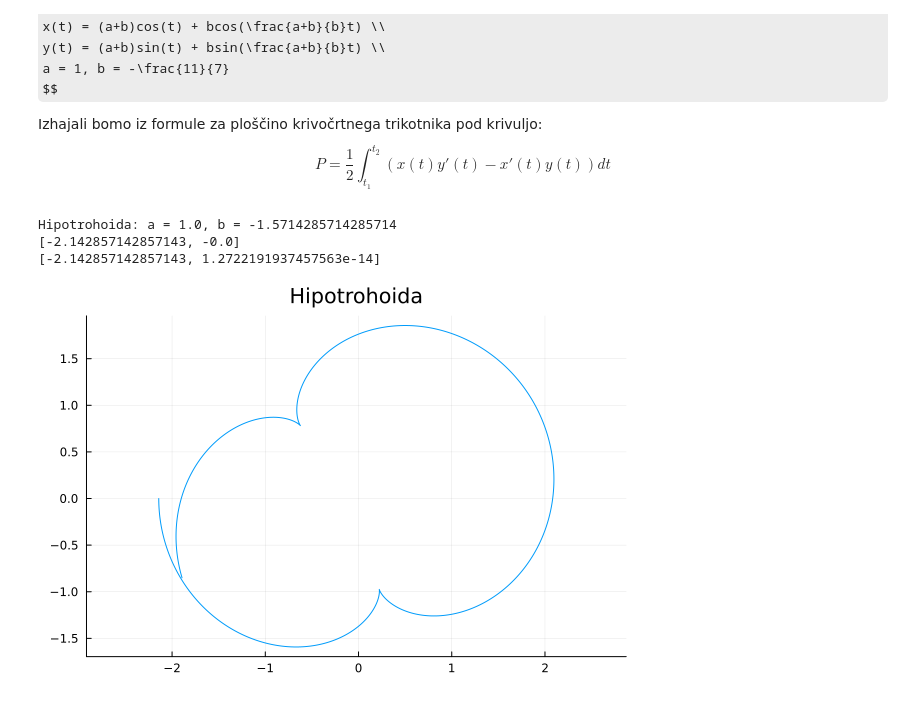
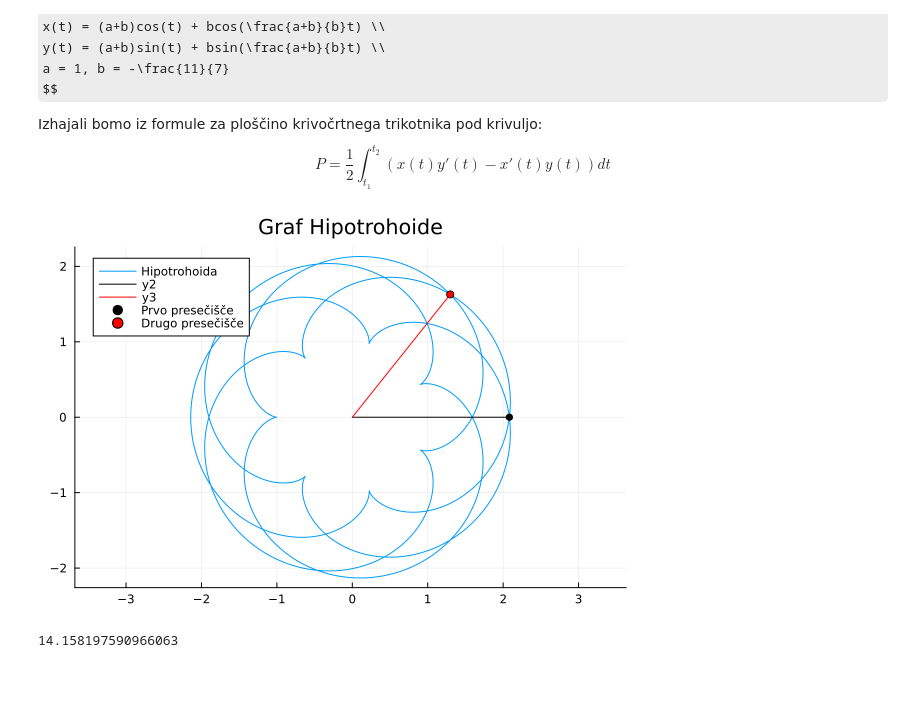
Before and after one commit to NejcHirci/NumMatHWs, a Jupyter notebook: docs/porocilo.ipynb, the cells around one changed output. Cells and saved outputs as stored; diff of their text form; code cells hidden in the pictures; some formulas as TeX source.

```diff
--- a/docs/porocilo.ipynb
+++ b/docs/porocilo.ipynb
@@ -69,23 +79,20 @@ $$
 # %%
 using Plots
 
 a = 1.0
 b = -11.0 / 7.0
-ts = range(0, 7pi , length=1000)
-xs = [hipotrohoida(a, b, t)[1] for t in ts]
-ys = [hipotrohoida(a, b, t)[2] for t in ts]
+ts = range(0, 22*pi , length=1000)
+xs = [hypotrochoid(t, a, b)[1] for t in ts]
+ys = [hypotrochoid(t, a, b)[2] for t in ts]
 
-t_start = 0
-t_end = 22pi
-val_start = hipotrohoida(a, b, t_start)
-val_end = hipotrohoida(a, b, t_end)
-println("Hipotrohoida: a = $a, b = $b")
-println(val_start)
-println(val_end)
+t0, t1 = hypotrochoid_intersect()
+val1 = hypotrochoid(t0, a, b)
+val2 = hypotrochoid(t1, a, b)
 
-plot(xs, ys, aspect_ratio=:equal, legend=false, title="Hipotrohoida")
+plot(xs, ys, aspect_ratio=:equal, legend=:topleft, title="Graf Hipotrohoide", label="Hipotrohoida")
+plot!([0.0, val1[1]], [0.0, val1[2]], color="black")
+plot!([0.0, val2[1]], [0.0, val2[2]], color="red")
+scatter!([val1[1]], [val1[2]], color="black", label="Prvo presečišče")
+scatter!([val2[1]], [val2[2]], color="red", label="Drugo presečišče")
 # %% [output]
-Hipotrohoida: a = 1.0, b = -1.5714285714285714
-[-2.142857142857143, -0.0]
-[-2.142857142857143, 1.2722191937457563e-14]
-[figure, old version]
+[figure, new version]
@@ -97,0 +99,5 @@ Hipotrohoida: a = 1.0, b = -1.5714285714285714
+# %%
+# Izračunamo površino
+hypotrochoid_area(15, 1e-10, true)
+# %% [output]
+14.158197590966063
```
Also changed, not shown: parts of 8 cells of this notebook, 5 other files.
